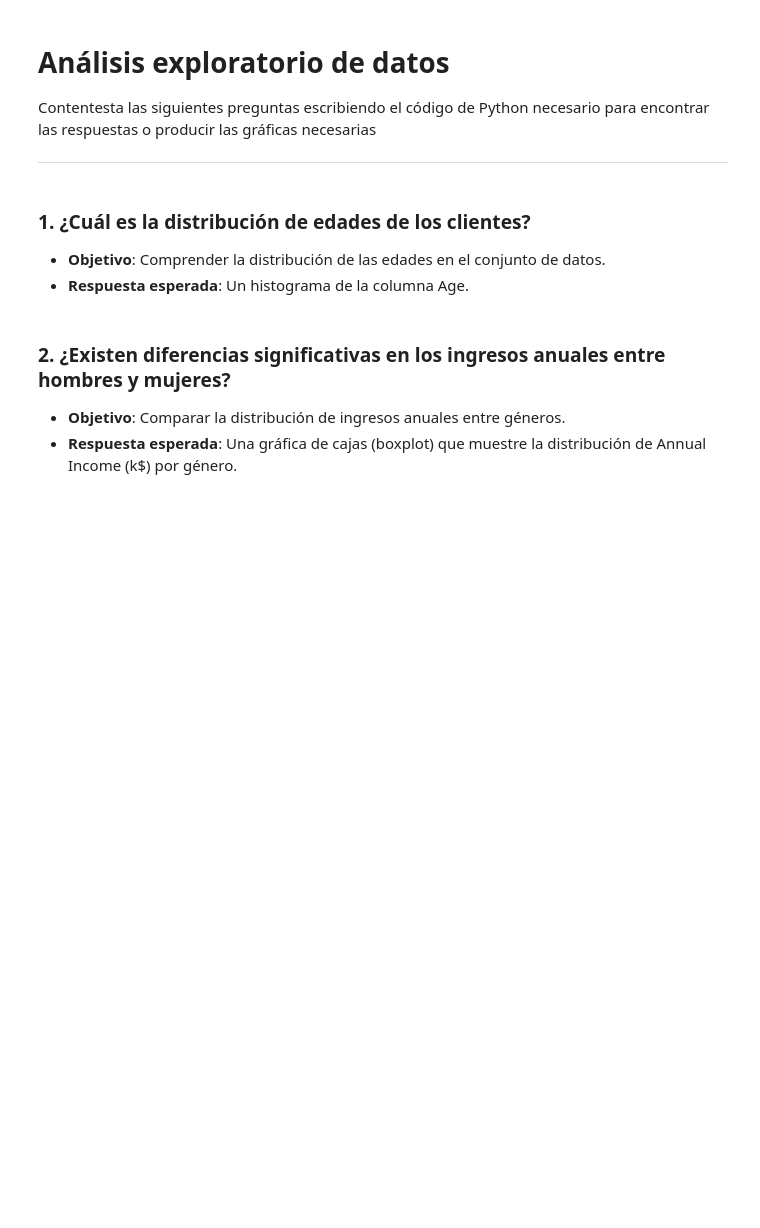
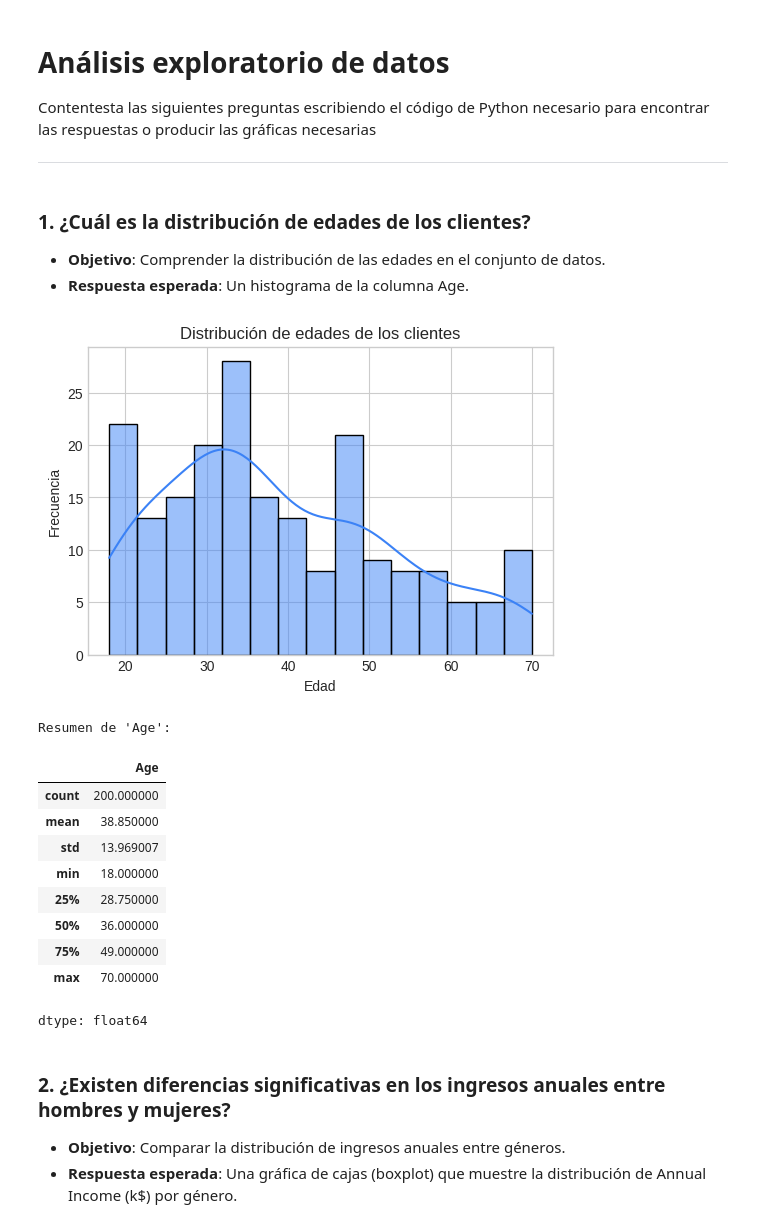
Before and after one commit to pinito2002/aprendizaje_no_supervizado, a Jupyter notebook: 1_EDA.ipynb, the cells around one changed output. Cells and saved outputs as stored; diff of their text form; code cells hidden in the pictures; blank space fills up the shorter version.

```diff
--- a/1_EDA.ipynb
+++ b/1_EDA.ipynb
@@ -19,7 +19,28 @@ import seaborn as sns
 - **Objetivo**: Comprender la distribución de las edades en el conjunto de datos.
 - **Respuesta esperada**: Un histograma de la columna Age.
 # %%
-# tu código aquí
+fig, ax = plt.subplots(figsize=(6,4))
+sns.histplot(df["Age"], bins=15, kde=True, ax=ax, color="#3b82f6")
+ax.set_title("Distribución de edades de los clientes")
+ax.set_xlabel("Edad")
+ax.set_ylabel("Frecuencia")
+plt.show()
+
+print("Resumen de 'Age':")
+display(df["Age"].describe())
+# %% [output]
+[figure, added]
+Resumen de 'Age':
+|  | Age |
+| count | 200.000000 |
+| mean | 38.850000 |
+| std | 13.969007 |
+| min | 18.000000 |
+| 25% | 28.750000 |
+| 50% | 36.000000 |
+| 75% | 49.000000 |
+| max | 70.000000 |
+dtype: float64
 # %% [markdown]
 ### 2. ¿Existen diferencias significativas en los ingresos anuales entre hombres y mujeres?
 - **Objetivo**: Comparar la distribución de ingresos anuales entre géneros.
```
Also changed, not shown: parts of 9 cells of this notebook.
